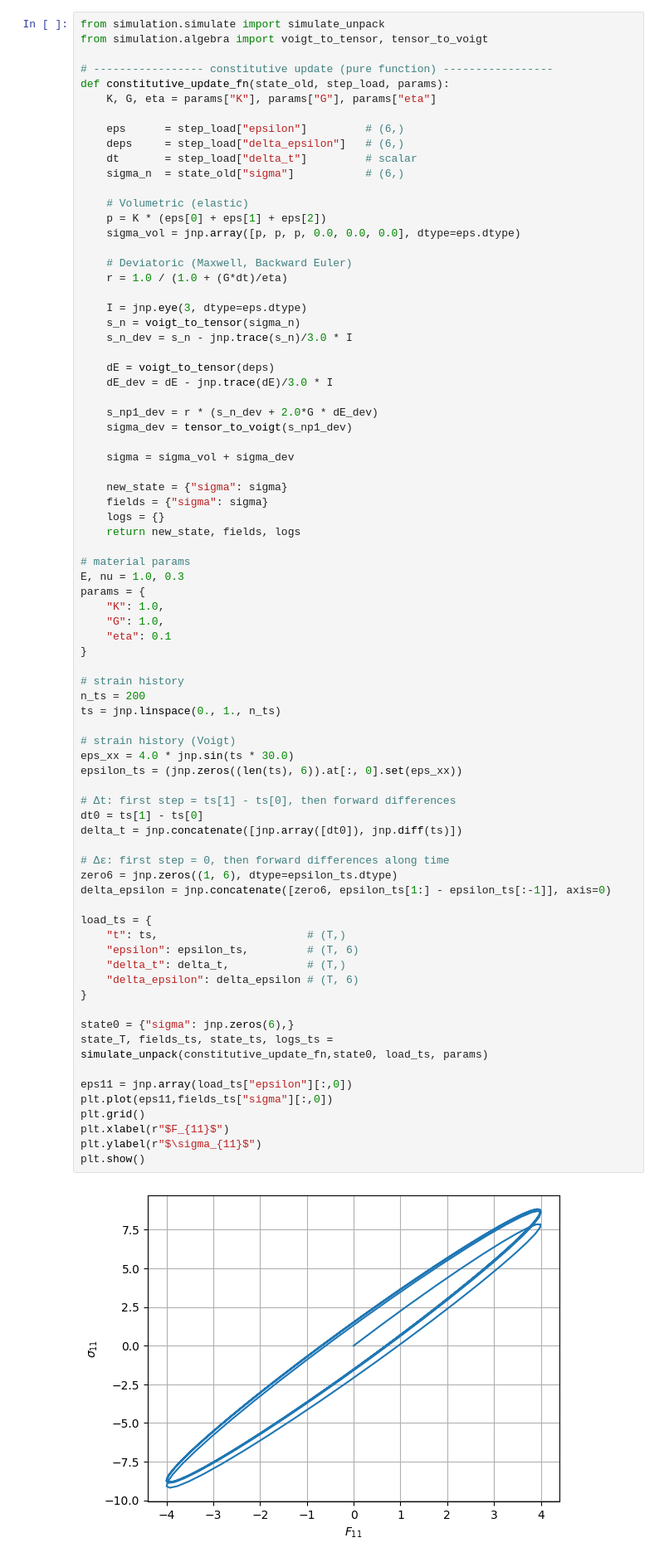
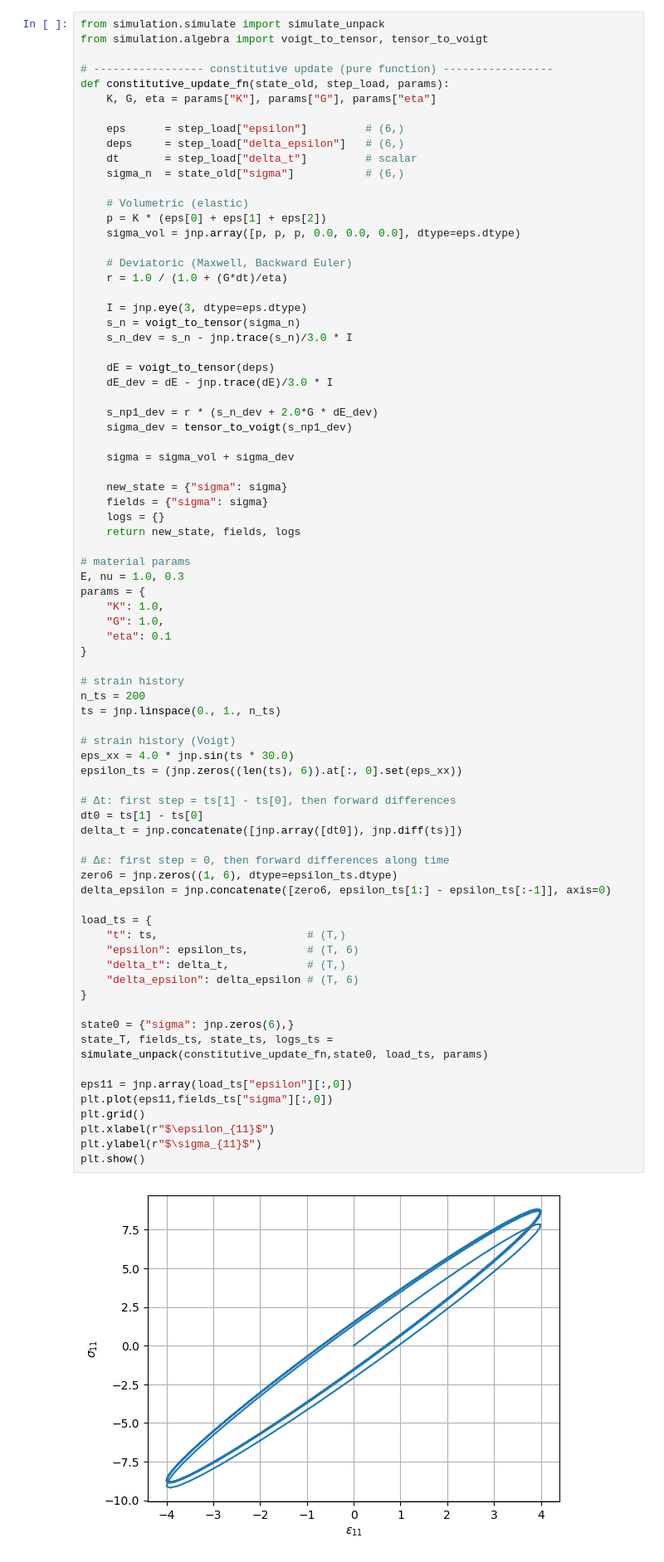
Before and after one commit to kerfriden/jaxdentify, a Jupyter notebook: demo.ipynb, the cells around one changed output. Shown at 83% size. Drawn from its saved outputs; the diff is of its cells as text.

```diff
--- a/demo.ipynb
+++ b/demo.ipynb
@@ -72,32 +72,32 @@ n_ts = 200
 ts = jnp.linspace(0., 1., n_ts)
 
 # strain history (Voigt)
 eps_xx = 4.0 * jnp.sin(ts * 30.0)
 epsilon_ts = (jnp.zeros((len(ts), 6)).at[:, 0].set(eps_xx))
 
 # Δt: first step = ts[1] - ts[0], then forward differences
 dt0 = ts[1] - ts[0]
 delta_t = jnp.concatenate([jnp.array([dt0]), jnp.diff(ts)])
 
 # Δε: first step = 0, then forward differences along time
 zero6 = jnp.zeros((1, 6), dtype=epsilon_ts.dtype)
 delta_epsilon = jnp.concatenate([zero6, epsilon_ts[1:] - epsilon_ts[:-1]], axis=0)
 
 load_ts = {
     "t": ts,                       # (T,)
     "epsilon": epsilon_ts,         # (T, 6)
     "delta_t": delta_t,            # (T,)
     "delta_epsilon": delta_epsilon # (T, 6)
 }
 
 state0 = {"sigma": jnp.zeros(6),}
 state_T, fields_ts, state_ts, logs_ts = simulate_unpack(constitutive_update_fn,state0, load_ts, params)
 
 eps11 = jnp.array(load_ts["epsilon"][:,0])
 plt.plot(eps11,fields_ts["sigma"][:,0])
 plt.grid()
-plt.xlabel(r"$F_{11}$")
+plt.xlabel(r"$\epsilon_{11}$")
 plt.ylabel(r"$\sigma_{11}$")
 plt.show()
 # %% [output]
-[figure, old version]
+[figure, new version]
```
Also changed, not shown: parts of 9 cells of this notebook, 7 other files.
